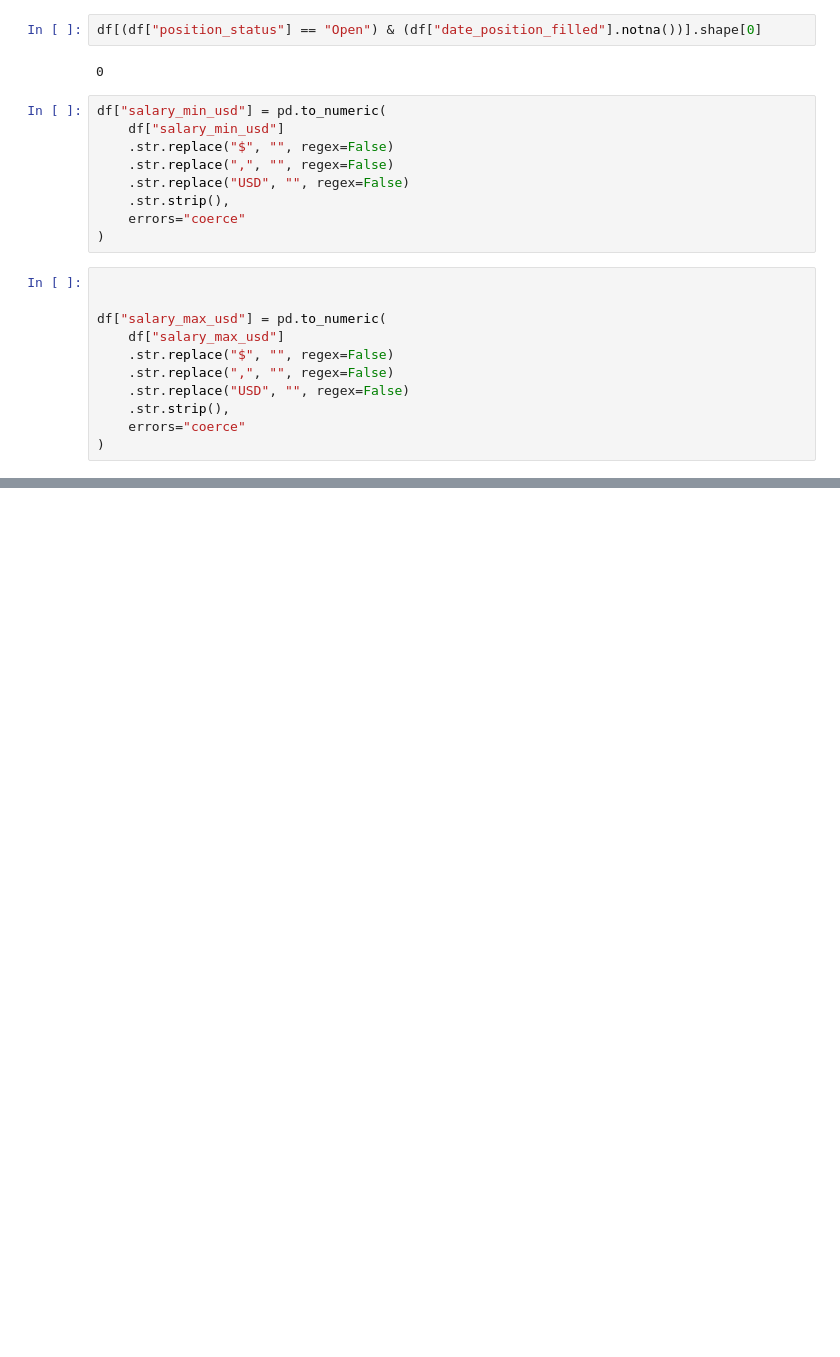
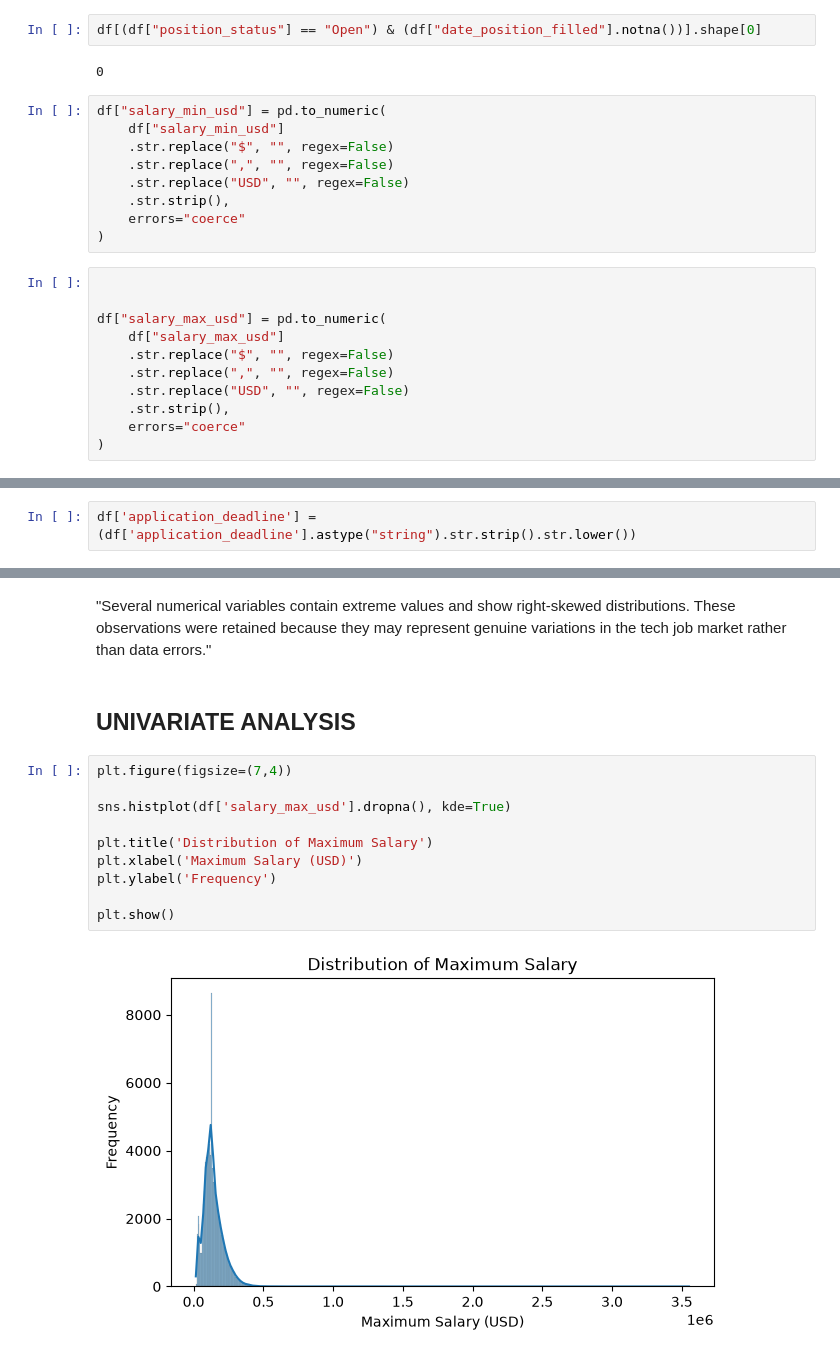
Before and after one commit to Suhani-codes18/Task-1-Suhani, a Jupyter notebook: EDA.ipynb, the cells around one changed output, grey strips where cells are left out. Saved outputs shown, nothing was run; the diff lists cells and outputs as text; blank space fills up the shorter version.

```diff
--- a/EDA.ipynb
+++ b/EDA.ipynb
@@ -532,0 +830,2 @@ Numerical Distributions and Outliers
+# %%
+df['application_deadline'] =(df['application_deadline'].astype("string").str.strip().str.lower())
@@ -621,0 +952,16 @@ plt.show()
+# %% [markdown]
+"Several numerical variables contain extreme values and show right-skewed distributions. These observations were retained because they may represent genuine variations in the tech job market rather than data errors."
+# %% [markdown]
+## UNIVARIATE ANALYSIS
+# %%
+plt.figure(figsize=(7,4))
+
+sns.histplot(df['salary_max_usd'].dropna(), kde=True)
+
+plt.title('Distribution of Maximum Salary')
+plt.xlabel('Maximum Salary (USD)')
+plt.ylabel('Frequency')
+
+plt.show()
+# %% [output]
+[figure, added]
```
Also changed, not shown: parts of 135 cells of this notebook.
